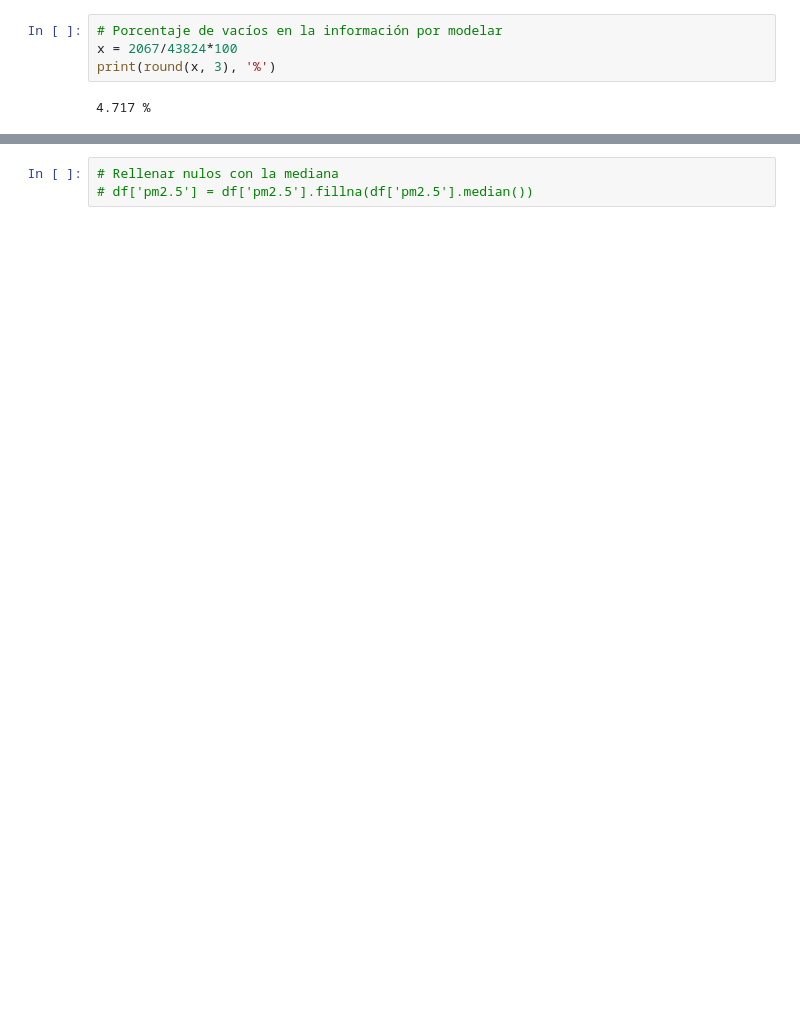
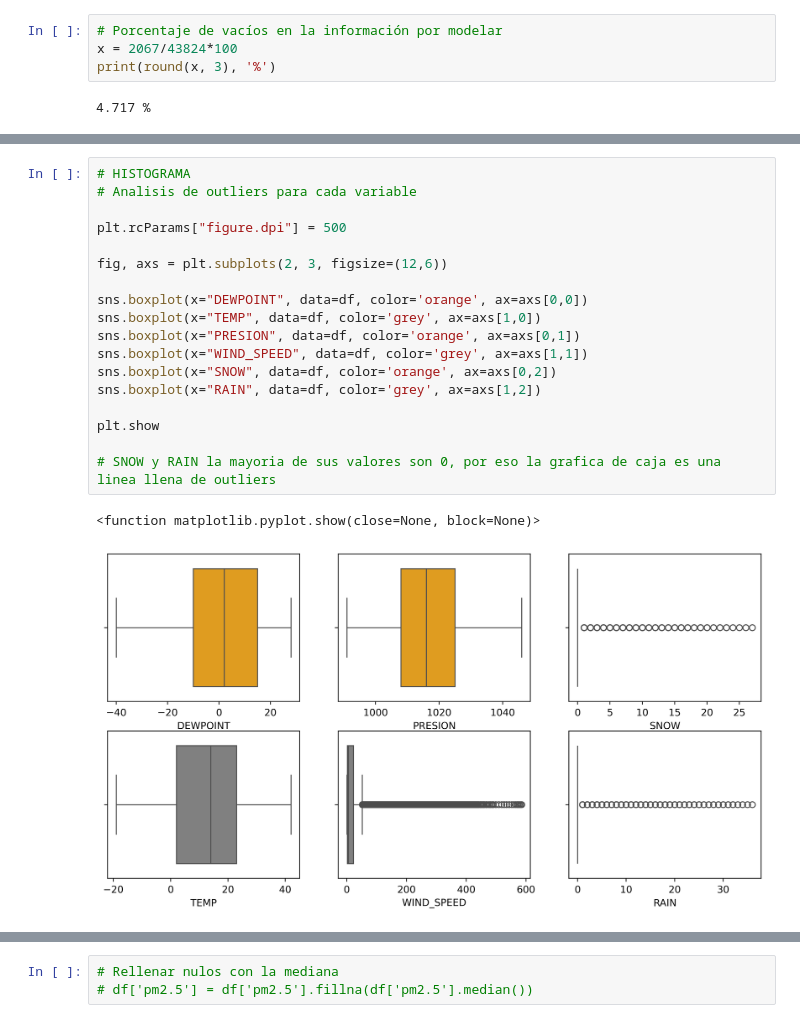
Before and after one commit to gapalfaro-cmyk/Proyecto-de-fin-de-modulo-5---Alfaro-Badillo-Cruz-Perez-Rupit, a Jupyter notebook: Entregable_Tarea_5_1_Alfaro_Cruz_Perez_Rupit_Medea.ipynb, the cells around one changed output, grey strips where cells are left out. Saved outputs shown, nothing was run; the diff lists cells and outputs as text; blank space fills up the shorter version.

```diff
--- a/Entregable_Tarea_5_1_Alfaro_Cruz_Perez_Rupit_Medea.ipynb
+++ b/Entregable_Tarea_5_1_Alfaro_Cruz_Perez_Rupit_Medea.ipynb
@@ -287,0 +407,21 @@ plt.plot(df["FECHA"], df["DEWPOINT"], label="DEWP")
+# %%
+# HISTOGRAMA
+# Analisis de outliers para cada variable
+
+plt.rcParams["figure.dpi"] = 500
+
+fig, axs = plt.subplots(2, 3, figsize=(12,6))
+
+sns.boxplot(x="DEWPOINT", data=df, color='orange', ax=axs[0,0])
+sns.boxplot(x="TEMP", data=df, color='grey', ax=axs[1,0])
+sns.boxplot(x="PRESION", data=df, color='orange', ax=axs[0,1])
+sns.boxplot(x="WIND_SPEED", data=df, color='grey', ax=axs[1,1])
+sns.boxplot(x="SNOW", data=df, color='orange', ax=axs[0,2])
+sns.boxplot(x="RAIN", data=df, color='grey', ax=axs[1,2])
+
+plt.show
+
+# SNOW y RAIN la mayoria de sus valores son 0, por eso la grafica de caja es una linea llena de outliers
+# %% [output]
+<function matplotlib.pyplot.show(close=None, block=None)>
+[figure, added]
```
Also changed, not shown: parts of 43 cells of this notebook.
